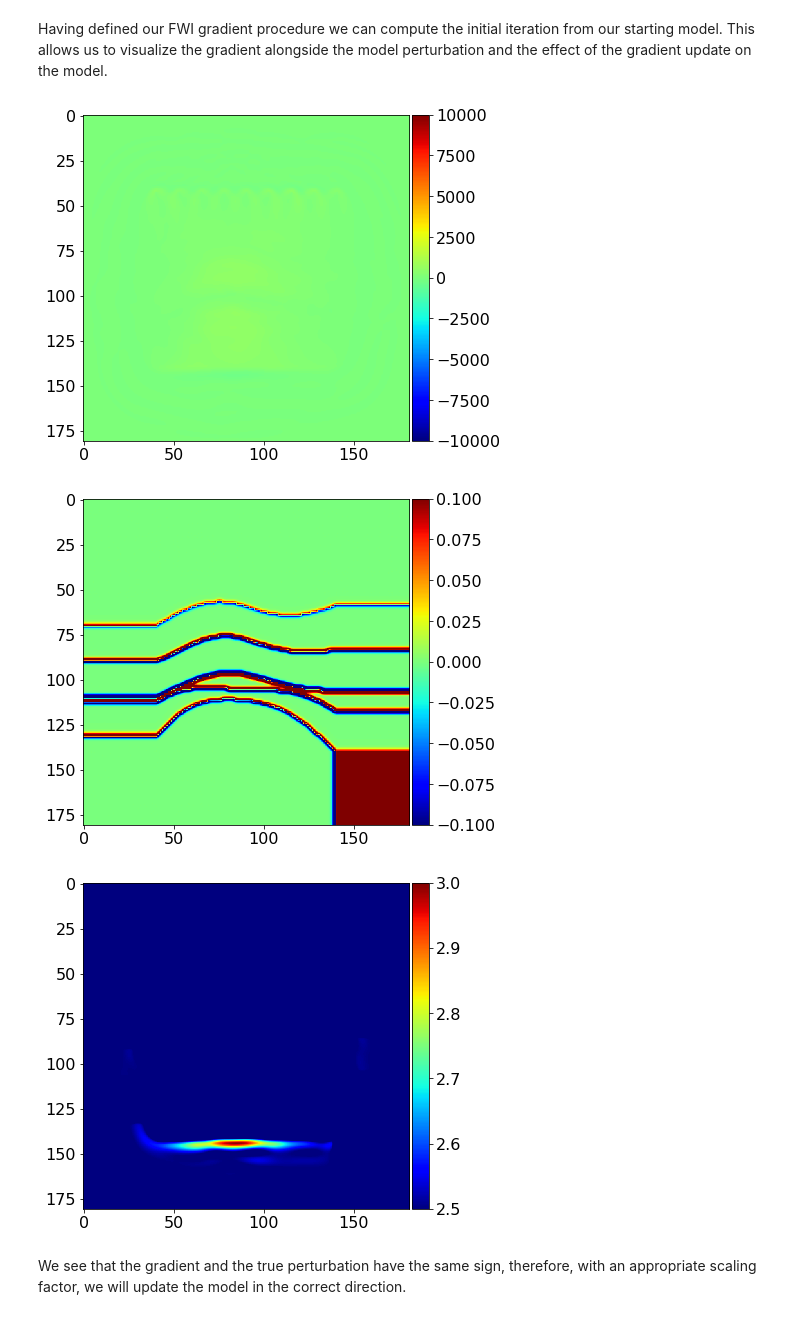
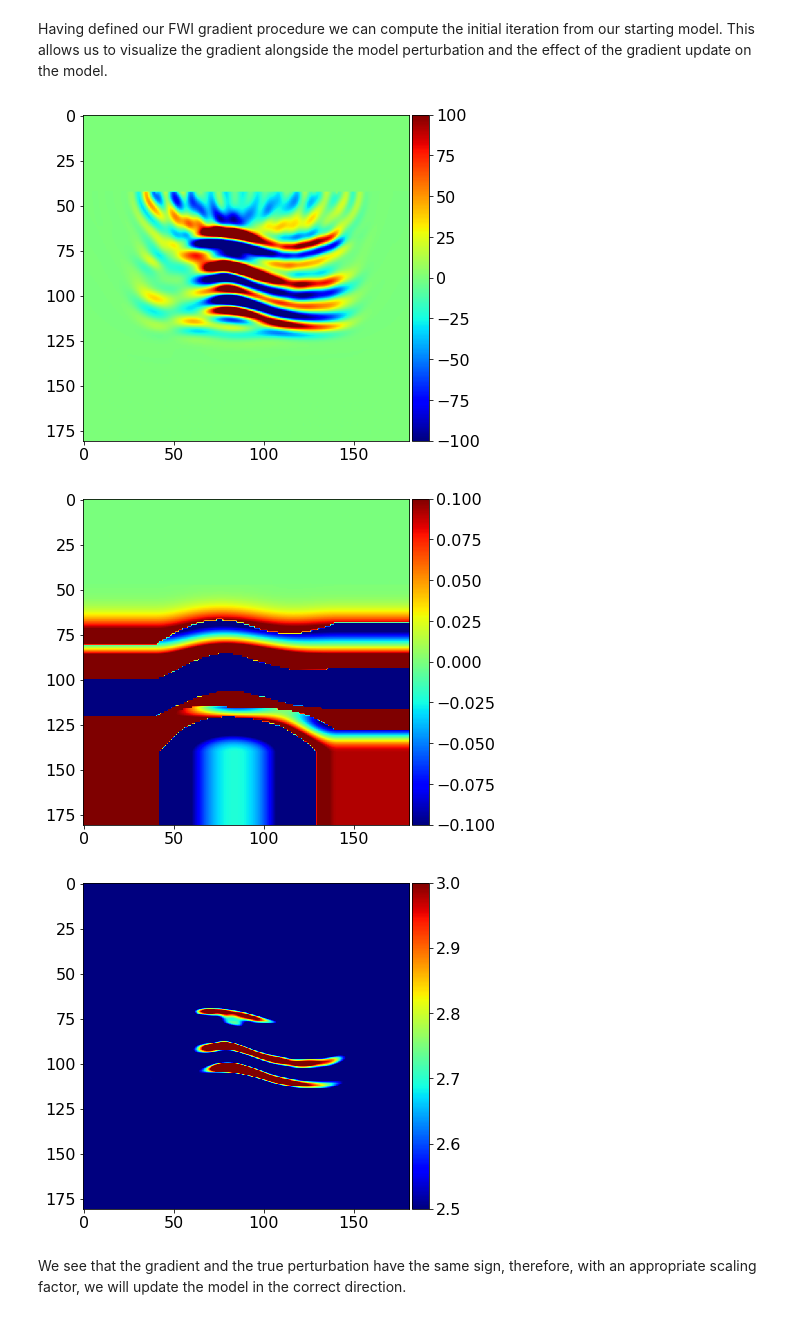
Before and after one commit to devitocodes/transform2021, a Jupyter notebook: further_reading_fwi.ipynb, the cells around one changed output. Saved outputs shown, nothing was run; the diff lists cells and outputs as text; code cells hidden in the pictures.

```diff
--- a/further_reading_fwi.ipynb
+++ b/further_reading_fwi.ipynb
@@ -46,17 +46,23 @@ spacing = (10., 10.)  # Grid spacing in m. The domain size is now 1km by 1km
 origin = (0., 0.)  # Need origin to define relative source and receiver locations
 
 gempy_vp = np.load("model_data.npy")[:, ::-1]
+gempy_vp = np.pad(gempy_vp[:, :-10], ((0, 0), (10, 0)), 'edge')  # Increase the water depth a little
 # Load in the model we created earlier.
 # Note we need to flip it upside down, as the origin is now at the top
-model = Model(vp=gempy_vp,
-              origin=origin, shape=shape, spacing=spacing, nbl=40, space_order=2, bcs="damp")
+model = Model(vp=gempy_vp, origin=origin, shape=shape, spacing=spacing,
+              nbl=40, space_order=2, bcs="damp")
 
-# model0 = demo_model('layers-isotropic', vp_top=1.5, vp_bottom=2.4,
-#                      origin=origin, shape=shape, spacing=spacing, nbl=40,
-#                      grid = model.grid)
-model0 = Model(vp=gaussian_filter(gempy_vp, sigma=1),
-               origin=origin, shape=shape, spacing=spacing, nbl=40, space_order=2, bcs="damp", grid=model.grid)
+smooth_vp = gempy_vp
+smooth_vp[:, 8:] = gaussian_filter(smooth_vp[:, 8:], sigma=(15, 8))
 
+model0 = Model(vp=smooth_vp, dt=model.critical_dt,
+               origin=origin, shape=shape, spacing=spacing, nbl=40, space_order=2,
+               bcs="damp", grid=model.grid)
+
+# Make a separate inital for final plotting
+modeli = Model(vp=smooth_vp, dt=model.critical_dt,
+               origin=origin, shape=shape, spacing=spacing, nbl=40, space_order=2,
+               bcs="damp", grid=model.grid)
 
 plot_velocity(model)
 plot_velocity(model0)
@@ -81,7 +87,7 @@ from examples.seismic import AcquisitionGeometry
 
 t0 = 0.
 tn = 1000.
-f0 = 0.010
+f0 = 0.008
 # First, position source centrally in all dimensions, then set depth
 src_coordinates = np.empty((1, 2))
 src_coordinates[0, :] = np.array(model.domain_size) * .5
@@ -92,7 +98,7 @@ src_coordinates[0, 1] = 20.  # Depth is 20m
 # Initialize receivers for synthetic and imaging data
 rec_coordinates = np.empty((nreceivers, 2))
 rec_coordinates[:, 0] = np.linspace(0, model.domain_size[0], num=nreceivers)
-rec_coordinates[:, 1] = 980.
+rec_coordinates[:, 1] = 20.
 
 # Geometry
 
@@ -240,7 +246,8 @@ def fwi_gradient(vp_in):
 
         objective += .5*norm(residual)**2
         solver.gradient(rec=residual, u=u0, vp=vp_in, grad=grad)
-
+    grad.data[:, :model.nbl+3] = 0
+    grad.data[:, -model.nbl-3:] = 0
     return objective, grad
 # %% [markdown]
 Having defined our FWI gradient procedure we can compute the initial iteration from our starting model. This allows us to visualize the gradient alongside the model perturbation and the effect of the gradient update on the model.
@@ -251,22 +258,22 @@ assert np.isclose(ff, 57283, rtol=1e0)
 # %%
 #NBVAL_IGNORE_OUTPUT
 from devito import mmax
 from examples.seismic import plot_image
 
 # Plot the FWI gradient
-plot_image(-update.data, vmin=-1e4, vmax=1e4, cmap="jet")
+plot_image(-update.data, vmin=-1e2, vmax=1e2, cmap="jet")
 
 # Plot the difference between the true and initial model.
 # This is not known in practice as only the initial model is provided.
 plot_image(model0.vp.data - model.vp.data, vmin=-1e-1, vmax=1e-1, cmap="jet")
 
 # Show what the update does to the model
-alpha = .5 / mmax(update)
+alpha = 2.5 / mmax(update)
 plot_image(model0.vp.data + alpha*update.data, vmin=2.5, vmax=3.0, cmap="jet")
 # %% [output]
-[figure, old version]
+[figure, new version]
-[figure, old version]
+[figure, new version]
-[figure, old version]
+[figure, new version]
 # %% [markdown]
 We see that the gradient and the true perturbation have the same sign, therefore, with an appropriate scaling factor, we will update the model in the correct direction.
 # %%
```
Also changed, not shown: parts of 11 cells of this notebook.
